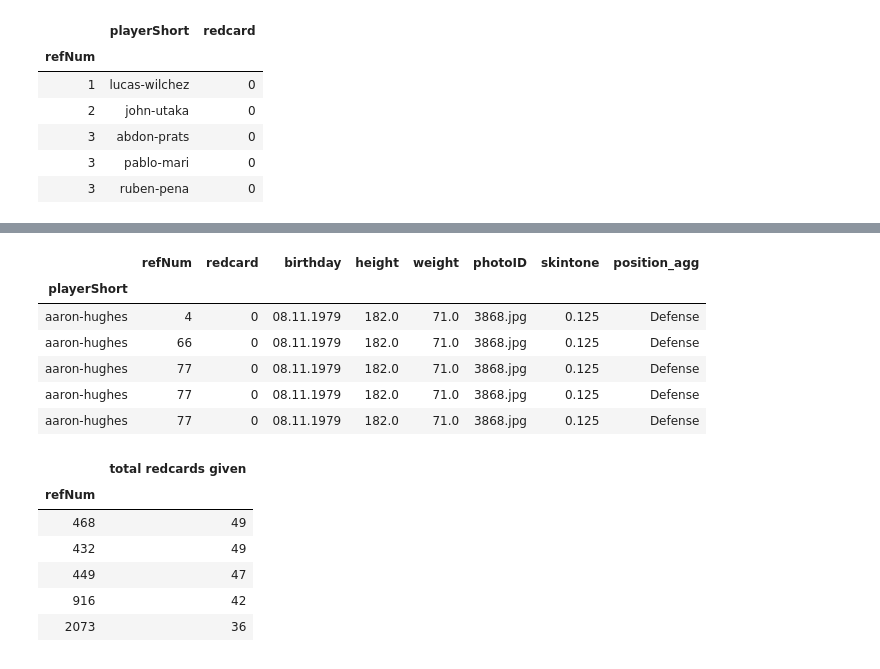
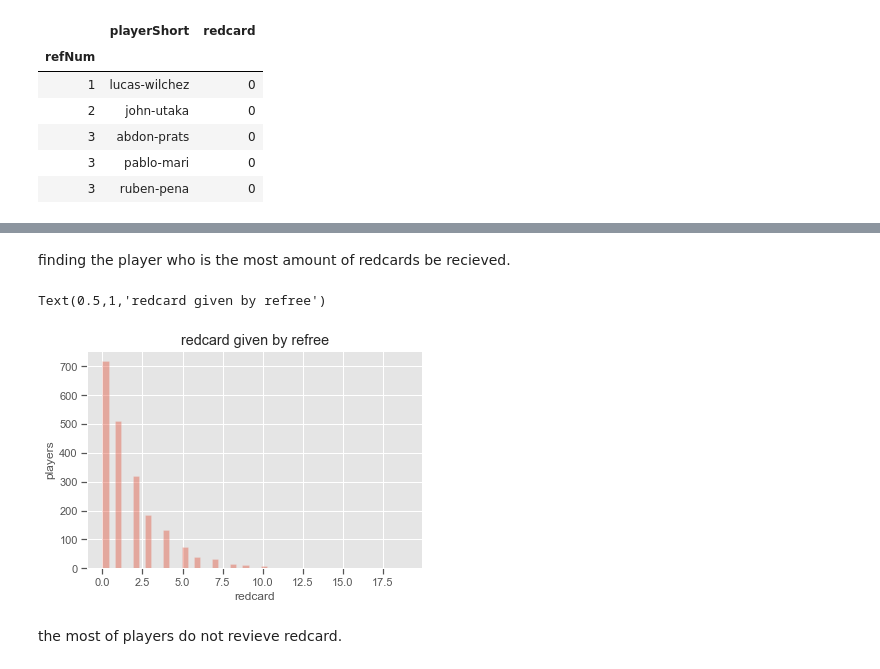
Before and after one commit to TOMMYWHY/158_755DataScience, a Jupyter notebook: project1/project1/Notebooks/project1.ipynb, the cells around one changed output, grey strips where cells are left out. Cells and saved outputs as stored; diff of their text form; code cells hidden in the pictures.

```diff
--- a/project1/project1/Notebooks/project1.ipynb
+++ b/project1/project1/Notebooks/project1.ipynb
@@ -410,0 +435,4 @@ tidy_dyads.head()
+# %%
+
+total_player_received = tidy_dyads.groupby('playerShort').sum().sort_values(ascending=False, by='redcard')
+total_player_received.head()
@@ -411,24 +447,16 @@ tidy_dyads.head()
+# %% [markdown]
+finding the player who is the most amount of redcards be recieved.
+# %%
+sns.distplot(total_player_received, kde=False);
+plt.ylabel('players')
+plt.xlabel('redcard')
+plt.title('redcard given by refree')
+# %% [output]
+Text(0.5,1,'redcard given by refree')
+[figure, added]
+# %% [markdown]
+the most of players do not revieve redcard.
 # %%
-temp = tidy_dyads.reset_index().set_index('playerShort').merge(clean_players, left_index=True, right_index=True)
-temp.head()
+player_ref_game = (tidy_dyads.reset_index()
+                               .set_index('playerShort')
+                               .merge(clean_players,left_index=True,right_index=True))
-# %% [output]
-|  | refNum | redcard | birthday | height | weight | photoID | skintone | position_agg |
-| playerShort |  |  |  |  |  |  |  |  |
-| aaron-hughes | 4 | 0 | 08.11.1979 | 182.0 | 71.0 | 3868.jpg | 0.125 | Defense |
-| aaron-hughes | 66 | 0 | 08.11.1979 | 182.0 | 71.0 | 3868.jpg | 0.125 | Defense |
-| aaron-hughes | 77 | 0 | 08.11.1979 | 182.0 | 71.0 | 3868.jpg | 0.125 | Defense |
-| aaron-hughes | 77 | 0 | 08.11.1979 | 182.0 | 71.0 | 3868.jpg | 0.125 | Defense |
-| aaron-hughes | 77 | 0 | 08.11.1979 | 182.0 | 71.0 | 3868.jpg | 0.125 | Defense |
-# %%
-(tidy_dyads.groupby(level=0)
-           .sum()
-           .sort_values('redcard', ascending=False)
-           .rename(columns={'redcard':'total redcards given'})).head()
-# %% [output]
-|  | total redcards given |
-| refNum |  |
-| 468 | 49 |
-| 432 | 49 |
-| 449 | 47 |
-| 916 | 42 |
-| 2073 | 36 |
```
Also changed, not shown: parts of 22 cells of this notebook, 2 other files.
